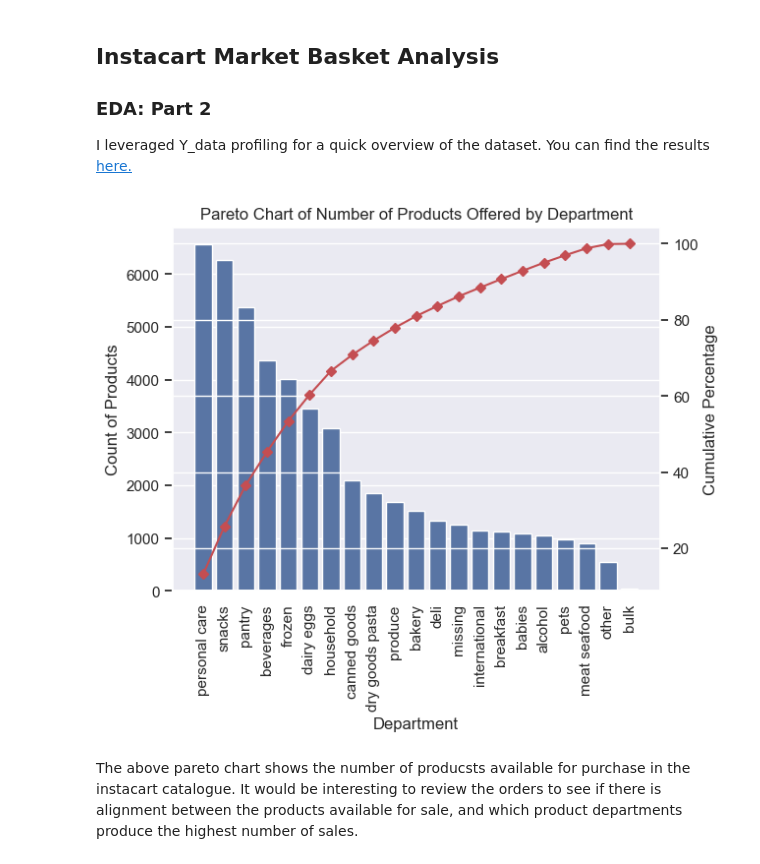
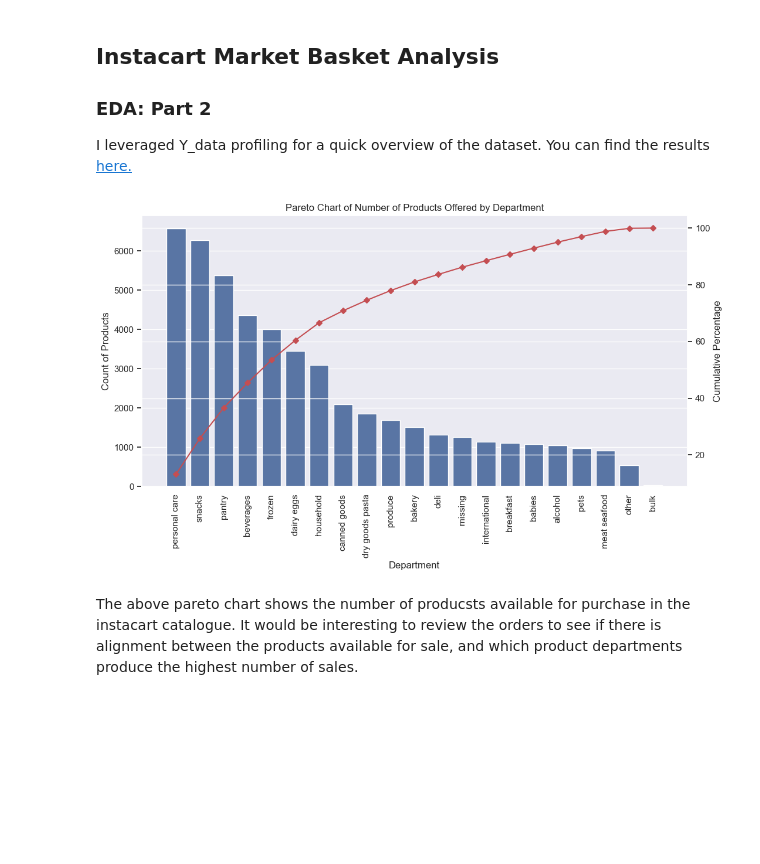
Before and after one commit to lmgaines30/Instacart_Customer_Basket_Analysis, a Jupyter notebook: notebooks/02.1_Instacart_EDA_part2.ipynb, the cells around one changed output. Saved outputs shown, nothing was run; the diff lists cells and outputs as text; code cells hidden in the pictures; blank space fills up the shorter version.

```diff
--- a/notebooks/02.1_Instacart_EDA_part2.ipynb
+++ b/notebooks/02.1_Instacart_EDA_part2.ipynb
@@ -25,27 +26,27 @@ combo_prod_df = pd.read_csv('../cleaned_data_files/combo_prod.csv')
 # %%
 #create a pareto chart of the number of products per department
 #count the number of departments and sort the values
 count = combo_prod_df['department'].value_counts().sort_values(ascending=False)
 #calculate the cumulative %s of the products in each department
 cumulative_percent = count.cumsum() / count.sum() * 100
 
 # Create a combined bar and line chart
-fig, ax1 = plt.subplots()
+fig, ax1 = plt.subplots(figsize=(12, 6))
 
 sns.barplot(x=count.index, y=count, ax=ax1)
 ax1.set_ylabel('Count of Products')
 ax1.set_xlabel('Department')
 ax1.set_xticklabels(ax1.get_xticklabels(), rotation=90)
 
 # Create a second y-axis for the cumulative percentage line
 ax2 = ax1.twinx()
 ax2.plot(count.index, cumulative_percent, color='r', marker='D', ms=5)
 ax2.set_ylabel('Cumulative Percentage')
 
 plt.title('Pareto Chart of Number of Products Offered by Department')
 plt.show()
 # %% [output]
-[figure, old version]
+[figure, new version]
 # %% [markdown]
 The above pareto chart shows the number of producsts available for purchase in the instacart catalogue.  It would be interesting to review the orders to see if there is alignment between the products available for sale, and which product departments produce the highest number of sales.
 # %%
```
Also changed, not shown: parts of 19 cells of this notebook.
